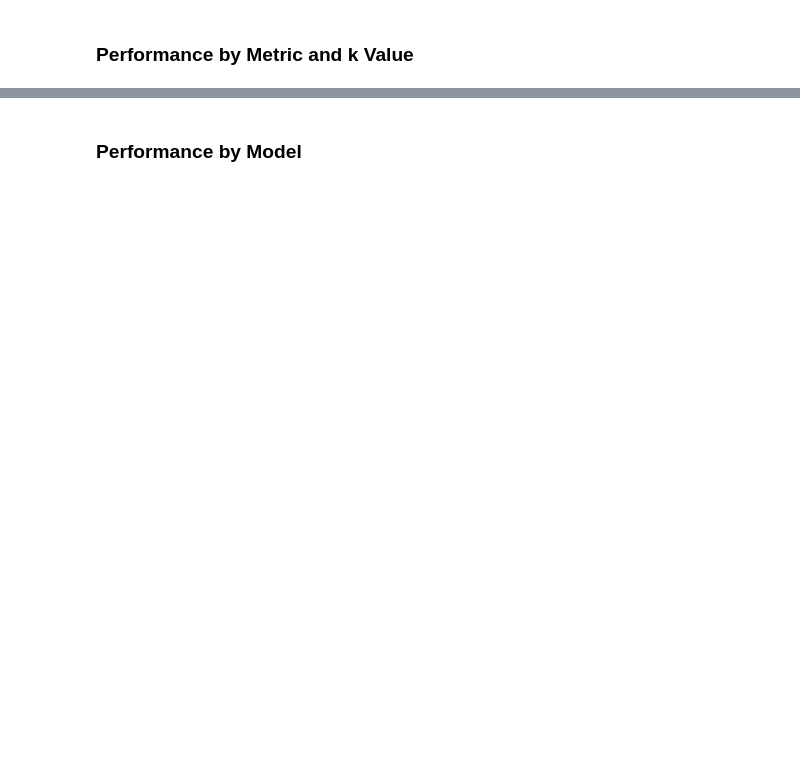
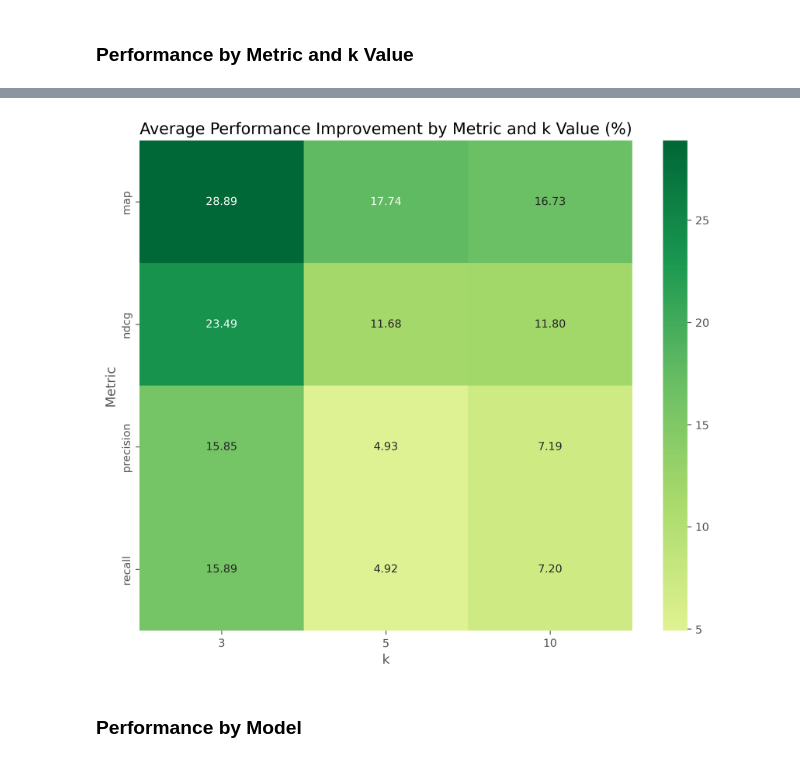
Before and after one commit to github-bowen/vidore-benchmark, a Jupyter notebook: normal_vs_segmented_comparison.ipynb, the cells around one changed output, grey strips where cells are left out. Cells and saved outputs as stored; diff of their text form; code cells hidden in the pictures; blank space fills up the shorter version.

```diff
--- a/normal_vs_segmented_comparison.ipynb
+++ b/normal_vs_segmented_comparison.ipynb
@@ -217,13 +422,15 @@ display(improvement_stats)
+# %%
+metric_k_improvement = metric_k_improvement[metric_k_improvement['k'].isin([3, 5, 10])]
 # %%
-# Calculate average improvement by metric type and k value
-metric_k_improvement = comparison_df.groupby(['Metric', 'k'])['Improvement (%)'].mean().reset_index()
-
 # Plot heatmap
 pivot_improvement = metric_k_improvement.pivot(index='Metric', columns='k', values='Improvement (%)')
-plt.figure(figsize=(12, 8))
+plt.figure(figsize=(10, 8), dpi=300)
 sns.heatmap(pivot_improvement, annot=True, cmap='RdYlGn', center=0, fmt='.2f')
 plt.title('Average Performance Improvement by Metric and k Value (%)')
+plt.savefig("./figs/improvement-hetmap.png")
 plt.show()
+# %% [output]
+[figure, added]
 # %% [markdown]
 ### Performance by Model
 # %%
```
Also changed, not shown: parts of 21 cells of this notebook, 2 other files.
